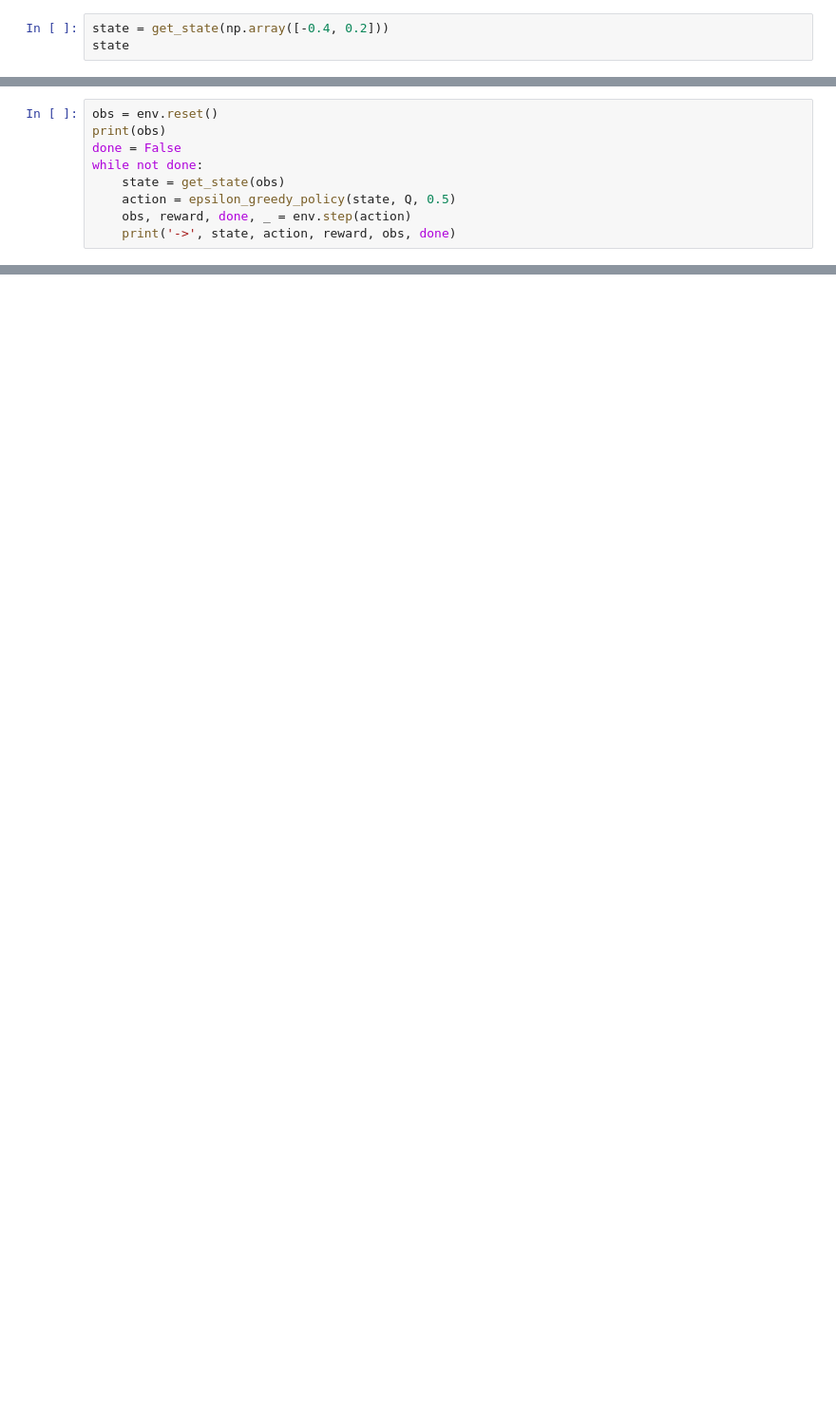
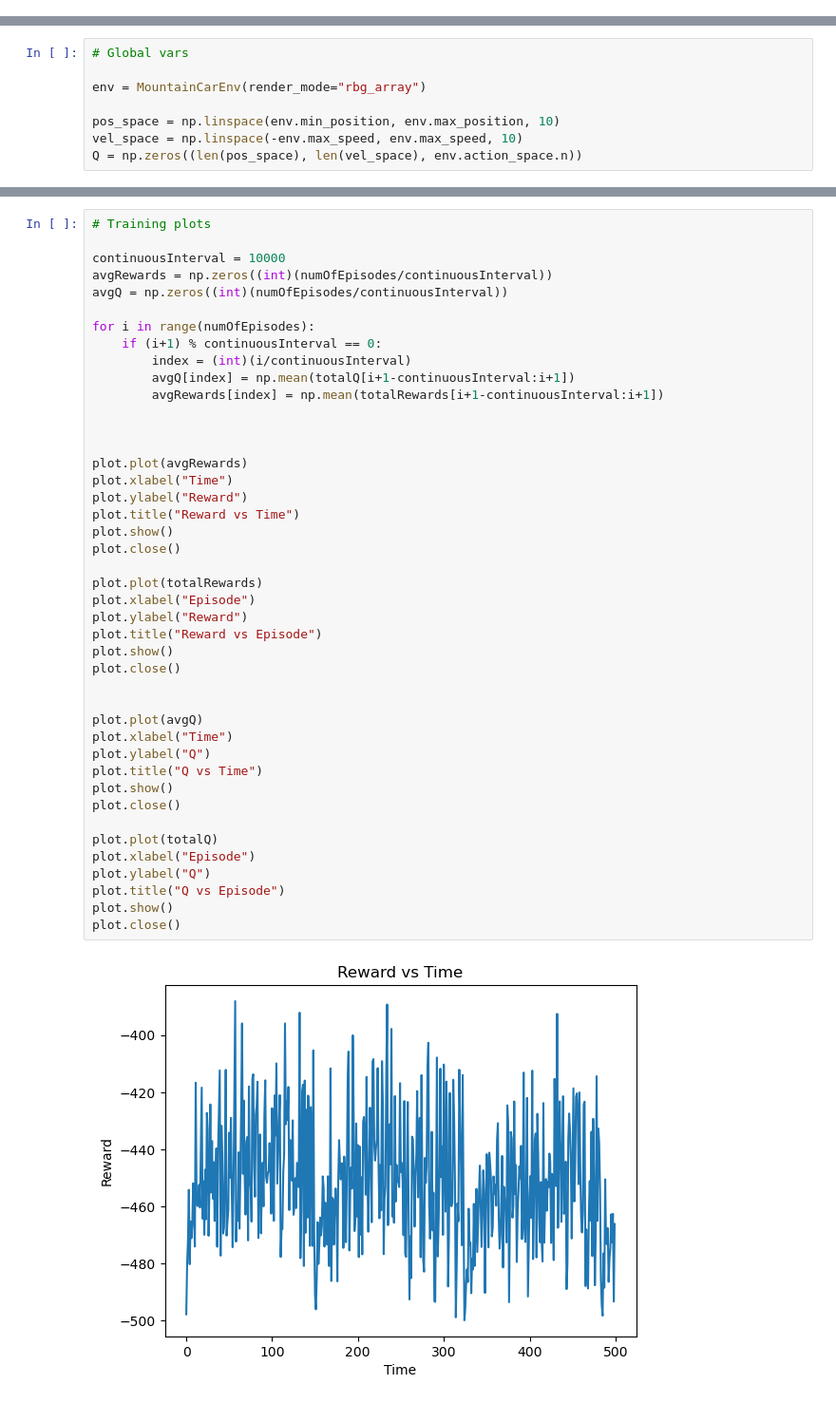
Before and after one commit to nicoandreoli2000/obligatorio-ia, a Jupyter notebook: MountainCar/mountaincar.ipynb, the cells around one changed output, grey strips where cells are left out. Shown at 95% size. Cells and saved outputs as stored; diff of their text form; blank space fills up the shorter version.

```diff
--- a/MountainCar/mountaincar.ipynb
+++ b/MountainCar/mountaincar.ipynb
@@ -31,3 +6,0 @@ def get_state(obs):
-# %%
-state = get_state(np.array([-0.4, 0.2]))
-state
@@ -40,9 +7,8 @@ Q
-# %%
-obs = env.reset()
-print(obs)
-done = False
-while not done:
-    state = get_state(obs)
-    action = epsilon_greedy_policy(state, Q, 0.5)
-    obs, reward, done, _ = env.step(action)
-    print('->', state, action, reward, obs, done)
+# %%
+# Global vars
+
+env = MountainCarEnv(render_mode="rbg_array")
+
+pos_space = np.linspace(env.min_position, env.max_position, 10)
+vel_space = np.linspace(-env.max_speed, env.max_speed, 10)
+Q = np.zeros((len(pos_space), len(vel_space), env.action_space.n))
@@ -48,0 +89,45 @@ while not done:
+# %%
+# Training plots
+
+continuousInterval = 10000
+avgRewards = np.zeros((int)(numOfEpisodes/continuousInterval))
+avgQ = np.zeros((int)(numOfEpisodes/continuousInterval))
+
+for i in range(numOfEpisodes):
+    if (i+1) % continuousInterval == 0:
+        index = (int)(i/continuousInterval)
+        avgQ[index] = np.mean(totalQ[i+1-continuousInterval:i+1])
+        avgRewards[index] = np.mean(totalRewards[i+1-continuousInterval:i+1])
+
+
+
+plot.plot(avgRewards)
+plot.xlabel("Time")
+plot.ylabel("Reward")
+plot.title("Reward vs Time")
+plot.show()
+plot.close()
+
+plot.plot(totalRewards)
+plot.xlabel("Episode")
+plot.ylabel("Reward")
+plot.title("Reward vs Episode")
+plot.show()
+plot.close()
+
+
+plot.plot(avgQ)
+plot.xlabel("Time")
+plot.ylabel("Q")
+plot.title("Q vs Time")
+plot.show()
+plot.close()
+
+plot.plot(totalQ)
+plot.xlabel("Episode")
+plot.ylabel("Q")
+plot.title("Q vs Episode")
+plot.show()
+plot.close()
+# %% [output]
+[figure, added]
```
Also changed, not shown: parts of 13 cells of this notebook, 2 other files.
